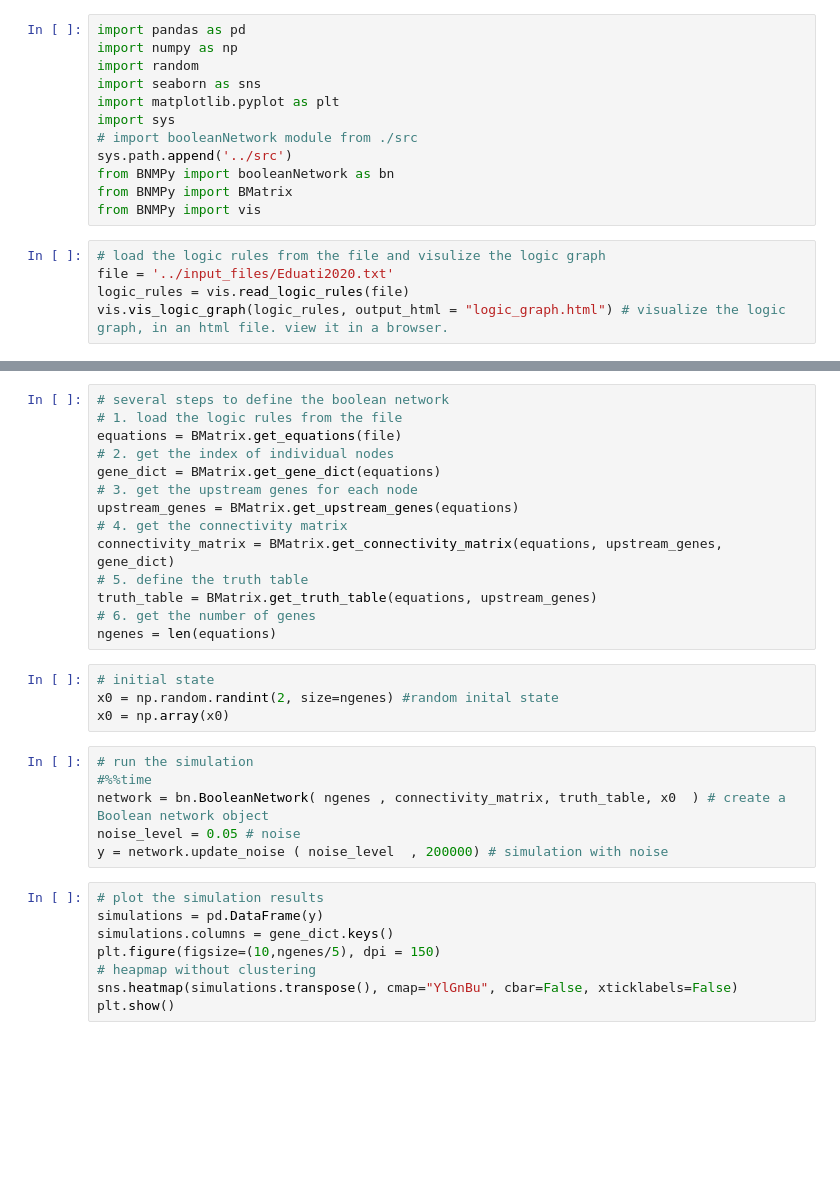
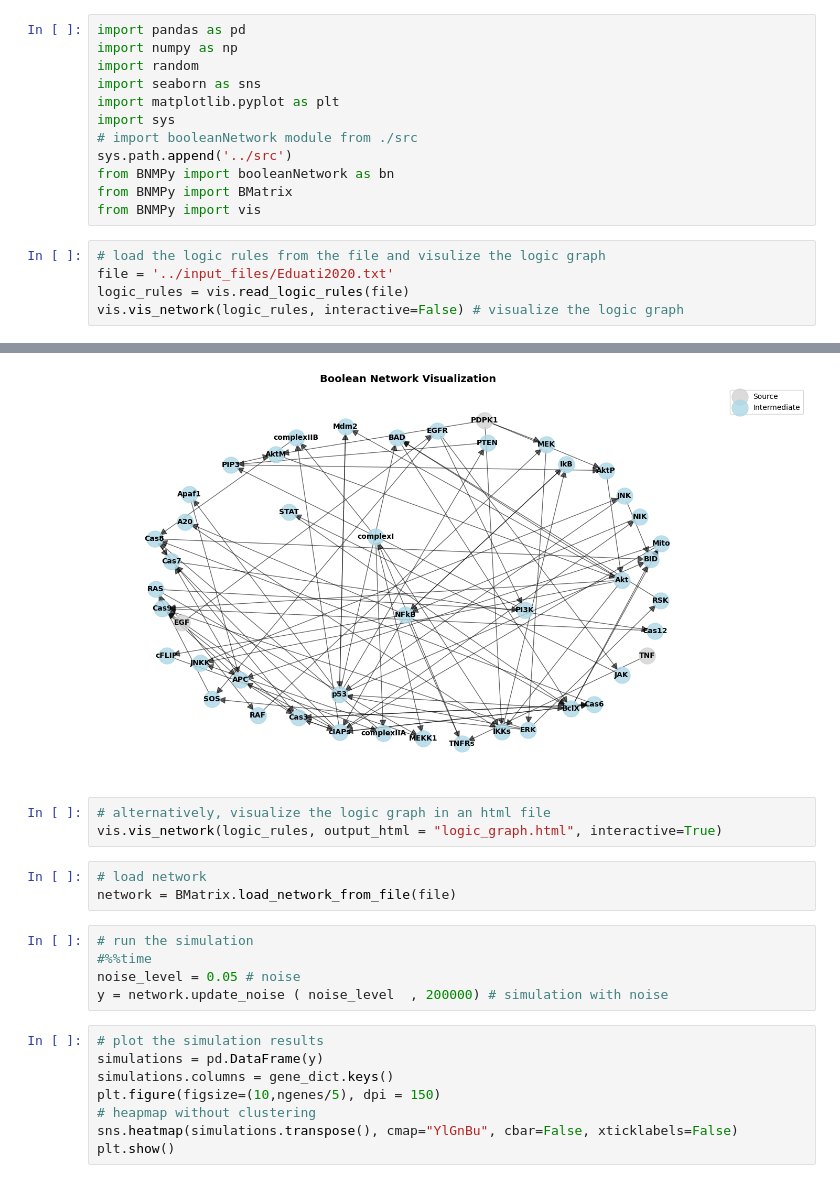
Before and after one commit to IlyaLab/BNMPy, a Jupyter notebook: Examples/Simple_example.ipynb, the cells around one changed output, grey strips where cells are left out. Drawn from its saved outputs; the diff is of its cells as text; blank space fills up the shorter version.

Commit message:
update visualization function

```diff
--- a/Examples/Simple_example.ipynb
+++ b/Examples/Simple_example.ipynb
@@ -14,5 +14,5 @@ from BNMPy import vis
 # load the logic rules from the file and visulize the logic graph
 file = '../input_files/Eduati2020.txt'
 logic_rules = vis.read_logic_rules(file)
-vis.vis_logic_graph(logic_rules, output_html = "logic_graph.html") # visualize the logic graph, in an html file. view it in a browser.
+vis.vis_network(logic_rules, interactive=False) # visualize the logic graph
 # %% [output]
@@ -21,25 +19,13 @@ logic_graph.html
+[figure, added]
-# %%
-# several steps to define the boolean network
-# 1. load the logic rules from the file
-equations = BMatrix.get_equations(file)
-# 2. get the index of individual nodes
-gene_dict = BMatrix.get_gene_dict(equations)
-# 3. get the upstream genes for each node
-upstream_genes = BMatrix.get_upstream_genes(equations)
-# 4. get the connectivity matrix
-connectivity_matrix = BMatrix.get_connectivity_matrix(equations, upstream_genes, gene_dict)
-# 5. define the truth table
-truth_table = BMatrix.get_truth_table(equations, upstream_genes)
-# 6. get the number of genes
-ngenes = len(equations)
-# %%
-# initial state
-x0 = np.random.randint(2, size=ngenes) #random inital state
-x0 = np.array(x0)
+# %%
+# alternatively, visualize the logic graph in an html file
+vis.vis_network(logic_rules, output_html = "logic_graph.html", interactive=True)
+# %%
+# load network
+network = BMatrix.load_network_from_file(file)
 # %%
 # run the simulation
 #%%time
-network = bn.BooleanNetwork( ngenes , connectivity_matrix, truth_table, x0  ) # create a Boolean network object
 noise_level = 0.05 # noise
 y = network.update_noise ( noise_level  , 200000) # simulation with noise
 # %%
```
Also changed, not shown: parts of 1 cell of this notebook, 7 other files.
